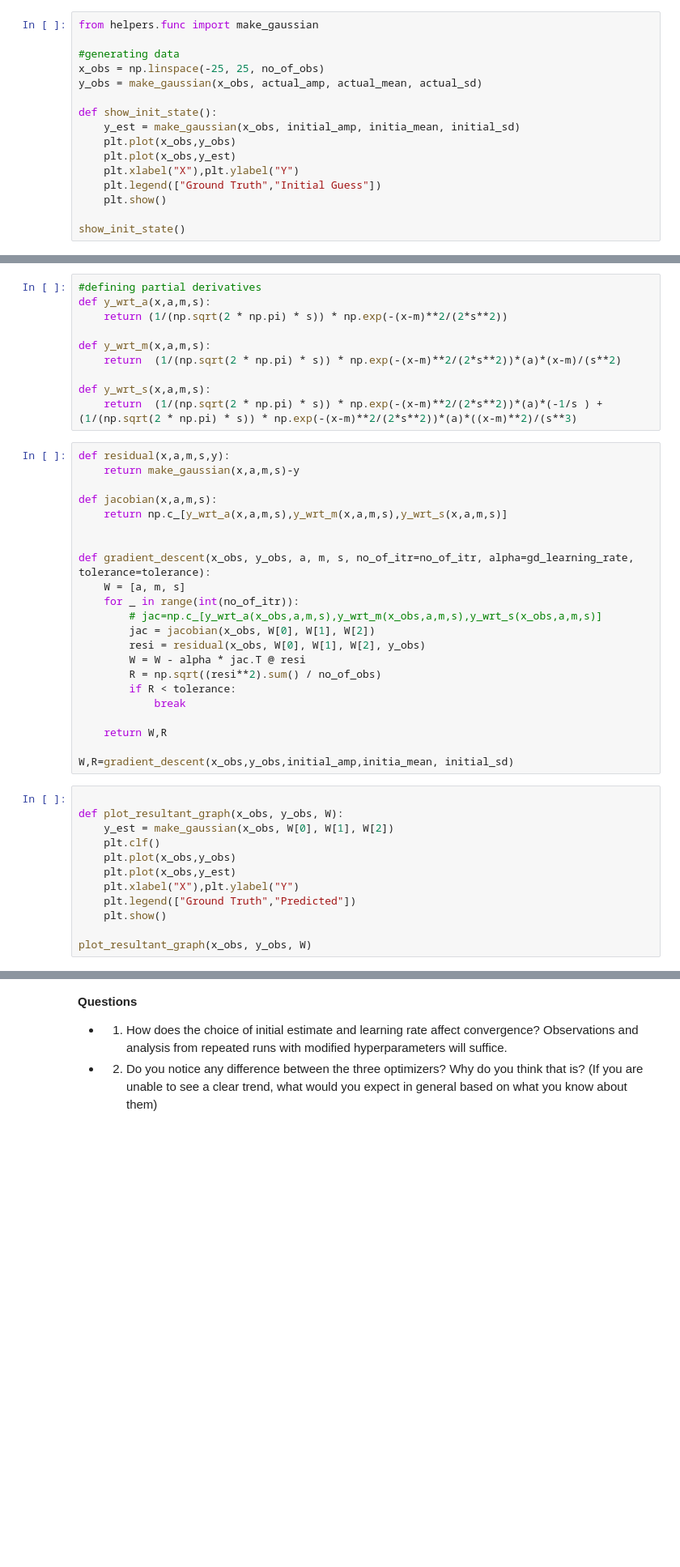
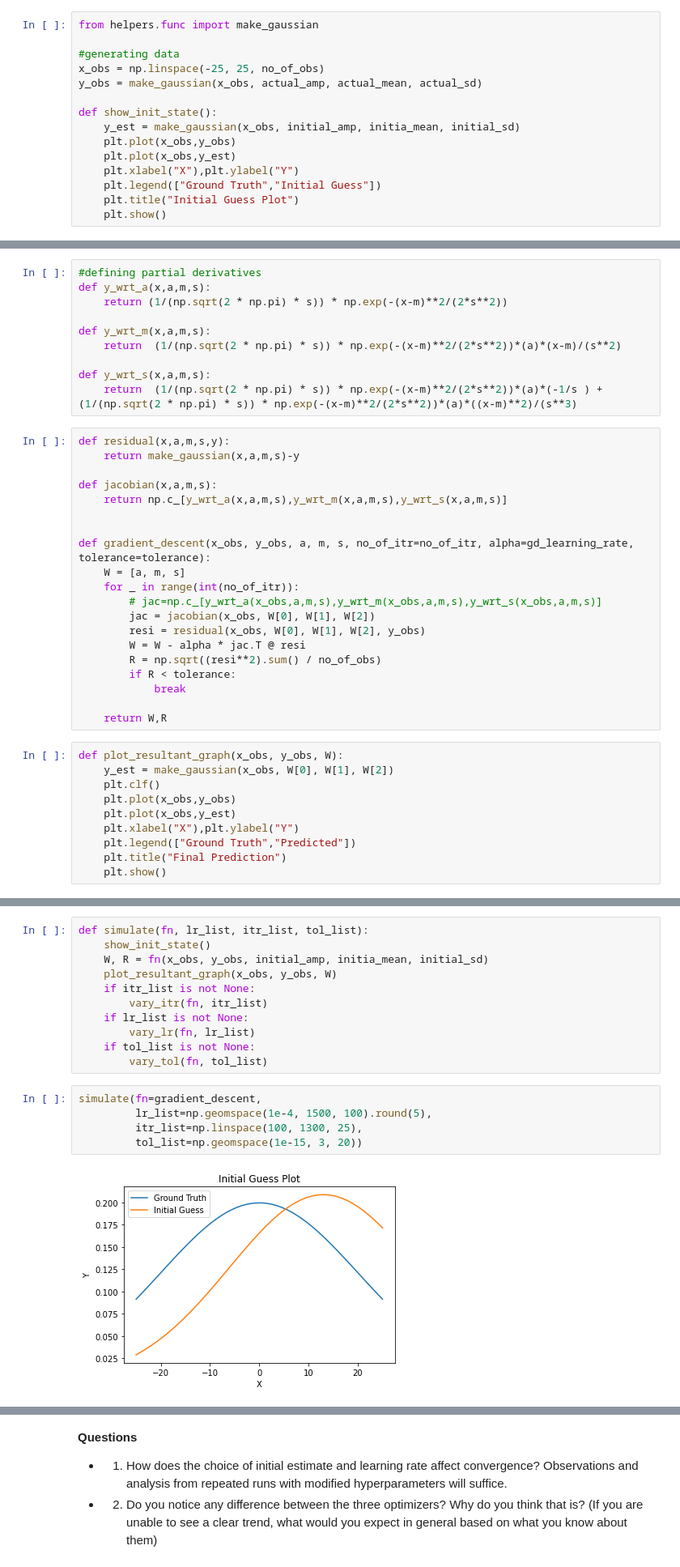
Before and after one commit to BhaskarJoshi-01/Mobile-Robotics---Monsoon-2021, a Jupyter notebook: Assignment-3/Assignment-3.ipynb, the cells around one changed output, grey strips where cells are left out. Shown at 81% size. Saved outputs shown, nothing was run; the diff lists cells and outputs as text; blank space fills up the shorter version.

```diff
--- a/Assignment-3/Assignment-3.ipynb
+++ b/Assignment-3/Assignment-3.ipynb
@@ -180,6 +176,5 @@ def show_init_state():
     plt.plot(x_obs,y_est)
     plt.xlabel("X"),plt.ylabel("Y")
     plt.legend(["Ground Truth","Initial Guess"])
+    plt.title("Initial Guess Plot")
     plt.show()
-
-show_init_state()
@@ -215,10 +208,7 @@ def gradient_descent(x_obs, y_obs, a, m, s, no_of_itr=no_of_itr, alpha=gd_learni
             break
 
     return W,R
-
-W,R=gradient_descent(x_obs,y_obs,initial_amp,initia_mean, initial_sd)
 # %%
-
 def plot_resultant_graph(x_obs, y_obs, W):
     y_est = make_gaussian(x_obs, W[0], W[1], W[2])
     plt.clf()
@@ -226,6 +216,5 @@ def plot_resultant_graph(x_obs, y_obs, W):
     plt.plot(x_obs,y_est)
     plt.xlabel("X"),plt.ylabel("Y")
     plt.legend(["Ground Truth","Predicted"])
+    plt.title("Final Prediction")
     plt.show()
-
-plot_resultant_graph(x_obs, y_obs, W)
@@ -338,0 +304,18 @@ Varying tolerance, learning rate=  10 , max_iterations=  10000
+# %%
+def simulate(fn, lr_list, itr_list, tol_list):
+    show_init_state()
+    W, R = fn(x_obs, y_obs, initial_amp, initia_mean, initial_sd)
+    plot_resultant_graph(x_obs, y_obs, W)
+    if itr_list is not None:
+        vary_itr(fn, itr_list)
+    if lr_list is not None:
+        vary_lr(fn, lr_list)
+    if tol_list is not None:
+        vary_tol(fn, tol_list)
+# %%
+simulate(fn=gradient_descent,
+         lr_list=np.geomspace(1e-4, 1500, 100).round(5),
+         itr_list=np.linspace(100, 1300, 25),
+         tol_list=np.geomspace(1e-15, 3, 20))
+# %% [output]
+[figure, added]
```
Also changed, not shown: parts of 18 cells of this notebook.
